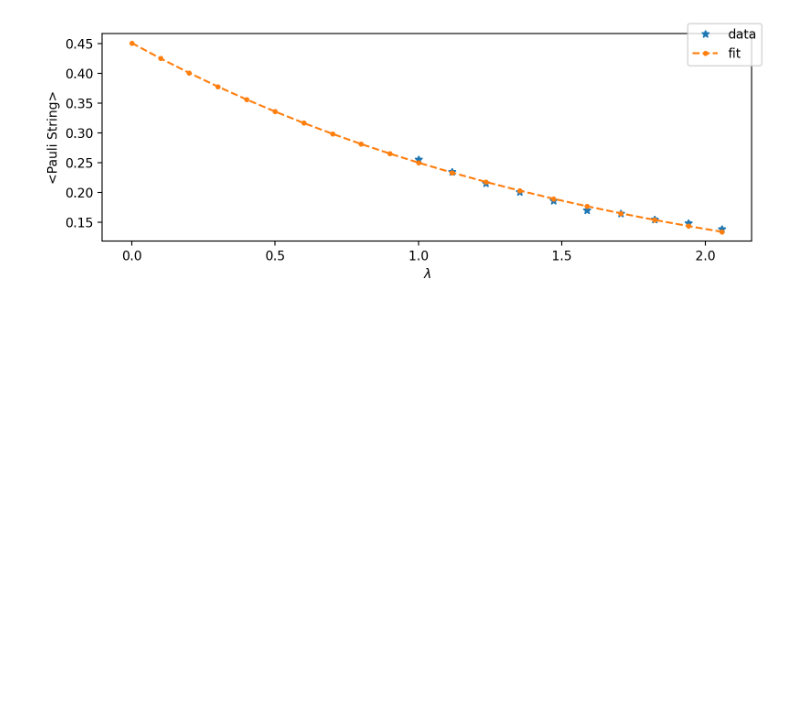
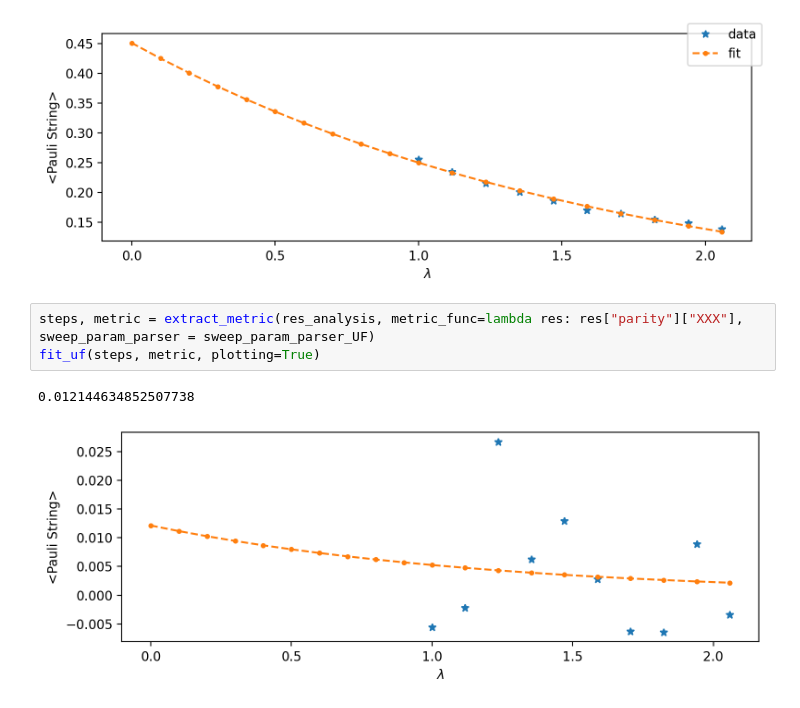
Before and after one commit to Phionx/trotts, a Jupyter notebook: explore/zne_unitary_folding_noise_sim.ipynb, the cells around one changed output. Drawn from its saved outputs; the diff is of its cells as text; blank space fills up the shorter version.

```diff
--- a/explore/zne_unitary_folding_noise_sim.ipynb
+++ b/explore/zne_unitary_folding_noise_sim.ipynb
@@ -99,3 +103,9 @@ fit_uf(steps, metric, plotting=True)
 # %% [output]
 0.4511015838566229
 [figure]
+# %%
+steps, metric = extract_metric(res_analysis, metric_func=lambda res: res["parity"]["XXX"], sweep_param_parser = sweep_param_parser_UF)
+fit_uf(steps, metric, plotting=True)
+# %% [output]
+0.012144634852507738
+[figure, added]
```
Also changed, not shown: parts of 1 cell of this notebook, 1 other file.
